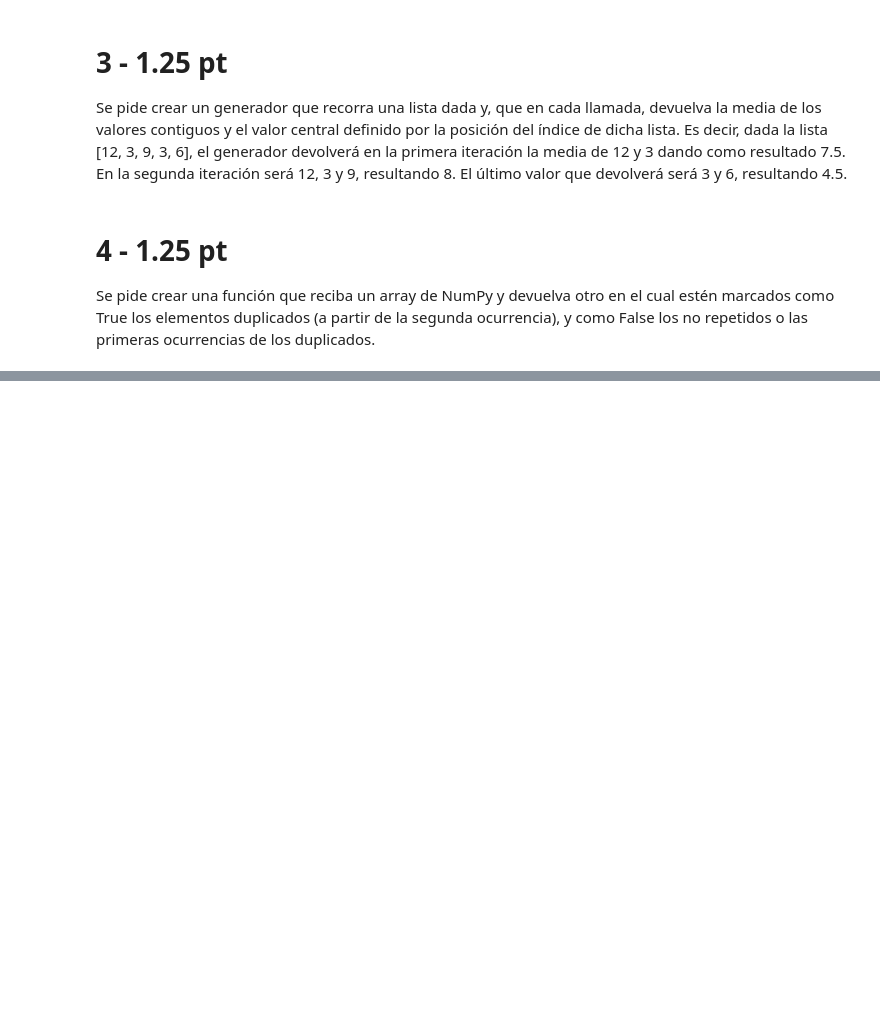
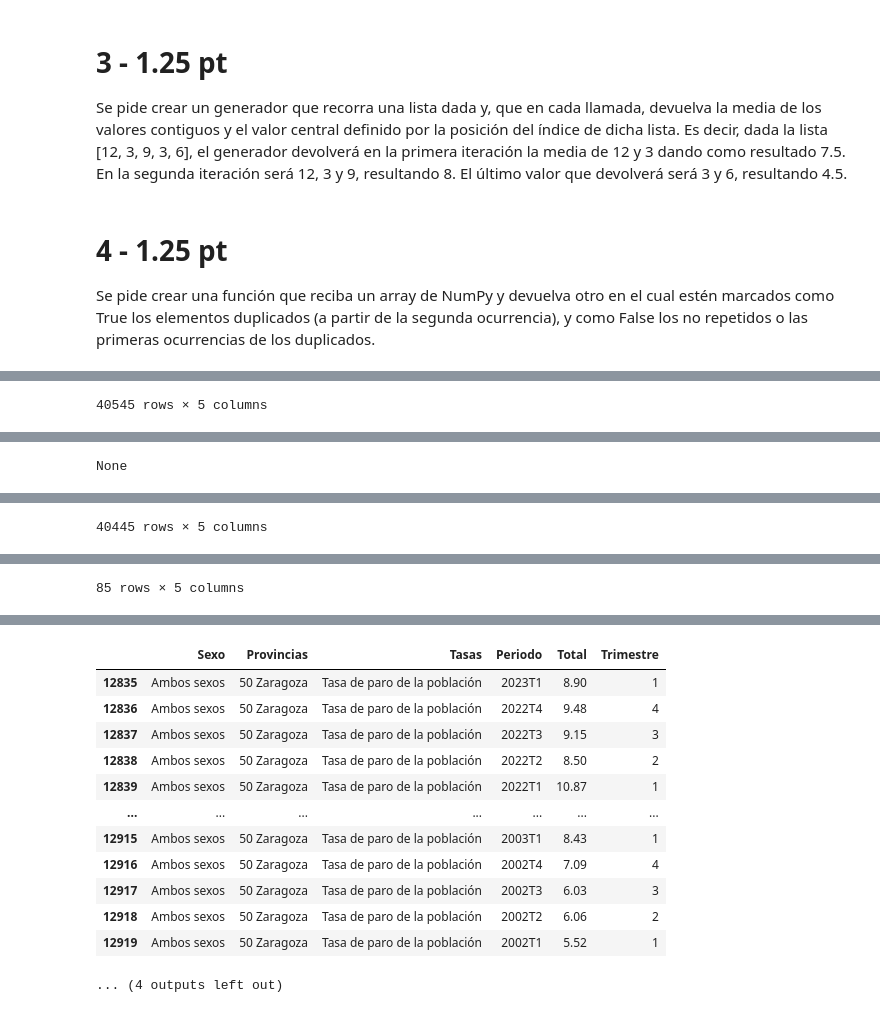
Before and after one commit to JoseJesusLaCasaNieto/Python_Artificial_Intelligence, a Jupyter notebook: Examen_Segunda_Convocatoria_2024/Examen_Segunda_Convocatoria_2024.ipynb, the cells around one changed output, grey strips where cells are left out. Saved outputs shown, nothing was run; the diff lists cells and outputs as text; code cells hidden in the pictures; blank space fills up the shorter version.

```diff
--- a/Examen_Segunda_Convocatoria_2024/Examen_Segunda_Convocatoria_2024.ipynb
+++ b/Examen_Segunda_Convocatoria_2024/Examen_Segunda_Convocatoria_2024.ipynb
@@ -90,0 +110,63 @@ assert(np.array_equal(expected_output, output))  # This will fail if the result
+# %%
+# Cargar los datos en un dataframe de pandas
+data = pd.read_csv("ine_paro_exam.csv", sep='|')
+display(data)
+
+# Análisis descriptivo de los datos y recuento de datos de la columna "Tasas"
+display(data.describe())
+# display(data.describe(include='all'))
+display(data.info())
+
+print("\nRecuento de datos de la columna Tasas:\n{}".format(data['Tasas'].value_counts()))
+
+# Valores nulos por columna. Eliminar filas con nulo en la columna "Total" y representar los datos.
+print("\nValores nulos por columna:\n{}".format(data.isnull().sum()))
+
+mask = data['Total'].notnull()
+data = data[mask]
+print("\nValores nulos por columna:\n{}".format(data.isnull().sum()))
+print()
+display(data)
+# data.dropna(subset=['Total'], inplace=True)
+# print("\nValores nulos por columna:\n{}".format(data.isnull().sum()))
+
+# Media de la tasa de paro por trimestre, en Zaragoza y para ambos sexos.
+zaragoza_paro = data[(data['Provincias'] == '50 Zaragoza') & (data['Tasas'] == 'Tasa de paro de la población') & (data['Sexo'] == 'Ambos sexos')]
+display(zaragoza_paro)
+
+zaragoza_paro['Trimestre'] = zaragoza_paro['Periodo'].str.extract(r'T(\d)')
+zaragoza_paro['Trimestre'] = pd.to_numeric(zaragoza_paro['Trimestre'])
+display(zaragoza_paro)
+
+medias_trimestre = []
+for trimestre in range(1, 5):
+    mask = zaragoza_paro['Trimestre'] == trimestre
+    data_trimestre = zaragoza_paro[mask]
+    media = data_trimestre['Total'].mean()
+    medias_trimestre.append(media)
+
+print("Media de la tasa de paro por trimestre en la provincia de Zaragoza y para ambos sexos:")
+index = 0
+while index < len(medias_trimestre):
+    print(f"Trimestre {index + 1}: {medias_trimestre[index]:.2f}")
+    index += 1
+
+# Representación gráfica.
+data_grafica = data[(data['Provincias'] == 'Total Nacional') & (data['Sexo'] == 'Ambos sexos')]
+data_grafica['Año'] = data_grafica['Periodo'].str.extract(r'(\d{4})')
+data_grafica['Año'] = pd.to_numeric(data_grafica['Año'])
+
+tasas = data_grafica['Tasas'].unique()
+
+fig, axs = plt.subplots(3, 1)
+
+for i, tasa in enumerate(tasas):
+    df_tasa = data_grafica[data_grafica['Tasas'] == tasa]
+
+    axs[i].set_ylabel('Tasa (%)')
+    axs[i].set_title(f'Tasa de {tasa}')
+    axs[i].legend()
+
+axs[-1].set_xlabel('Trimestre')
+plt.show()
+# %% [output]
@@ -90,0 +185 @@ assert(np.array_equal(expected_output, output))  # This will fail if the result
+40545 rows × 5 columns
@@ -90,0 +207 @@ assert(np.array_equal(expected_output, output))  # This will fail if the result
+None
@@ -90,0 +237 @@ assert(np.array_equal(expected_output, output))  # This will fail if the result
+40445 rows × 5 columns
@@ -90,0 +250 @@ assert(np.array_equal(expected_output, output))  # This will fail if the result
+85 rows × 5 columns
@@ -90,0 +261,13 @@ assert(np.array_equal(expected_output, output))  # This will fail if the result
+|  | Sexo | Provincias | Tasas | Periodo | Total | Trimestre |
+| 12835 | Ambos sexos | 50 Zaragoza | Tasa de paro de la población | 2023T1 | 8.90 | 1 |
+| 12836 | Ambos sexos | 50 Zaragoza | Tasa de paro de la población | 2022T4 | 9.48 | 4 |
+| 12837 | Ambos sexos | 50 Zaragoza | Tasa de paro de la población | 2022T3 | 9.15 | 3 |
+| 12838 | Ambos sexos | 50 Zaragoza | Tasa de paro de la población | 2022T2 | 8.50 | 2 |
+| 12839 | Ambos sexos | 50 Zaragoza | Tasa de paro de la población | 2022T1 | 10.87 | 1 |
+| ... | ... | ... | ... | ... | ... | ... |
+| 12915 | Ambos sexos | 50 Zaragoza | Tasa de paro de la población | 2003T1 | 8.43 | 1 |
+| 12916 | Ambos sexos | 50 Zaragoza | Tasa de paro de la población | 2002T4 | 7.09 | 4 |
+| 12917 | Ambos sexos | 50 Zaragoza | Tasa de paro de la población | 2002T3 | 6.03 | 3 |
+| 12918 | Ambos sexos | 50 Zaragoza | Tasa de paro de la población | 2002T2 | 6.06 | 2 |
+| 12919 | Ambos sexos | 50 Zaragoza | Tasa de paro de la población | 2002T1 | 5.52 | 1 |
+... (4 outputs left out)
```
Also changed, not shown: parts of 3 cells of this notebook, 2 other files.
